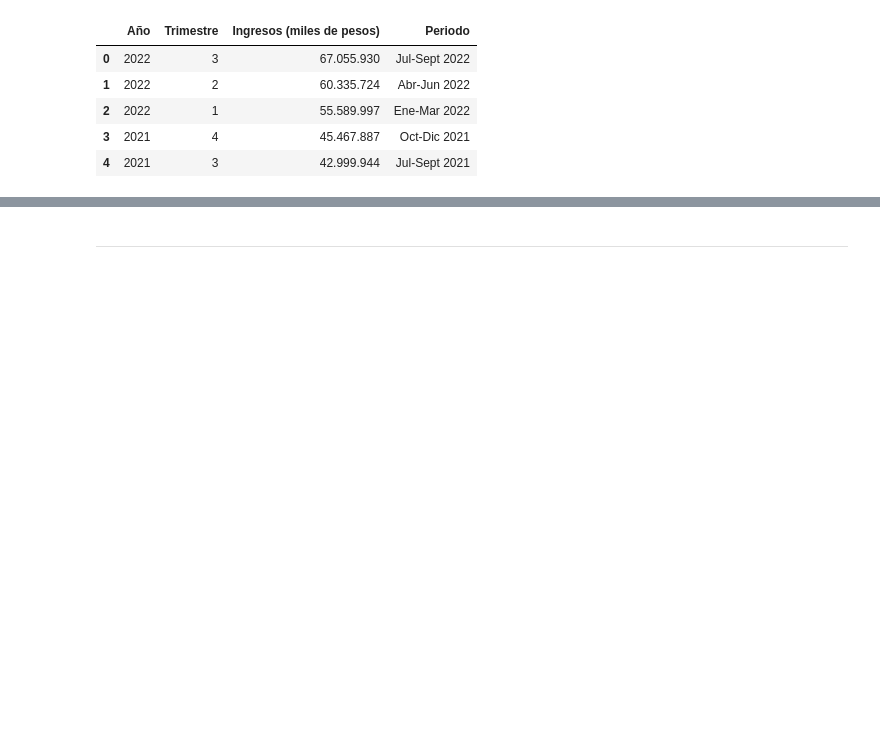
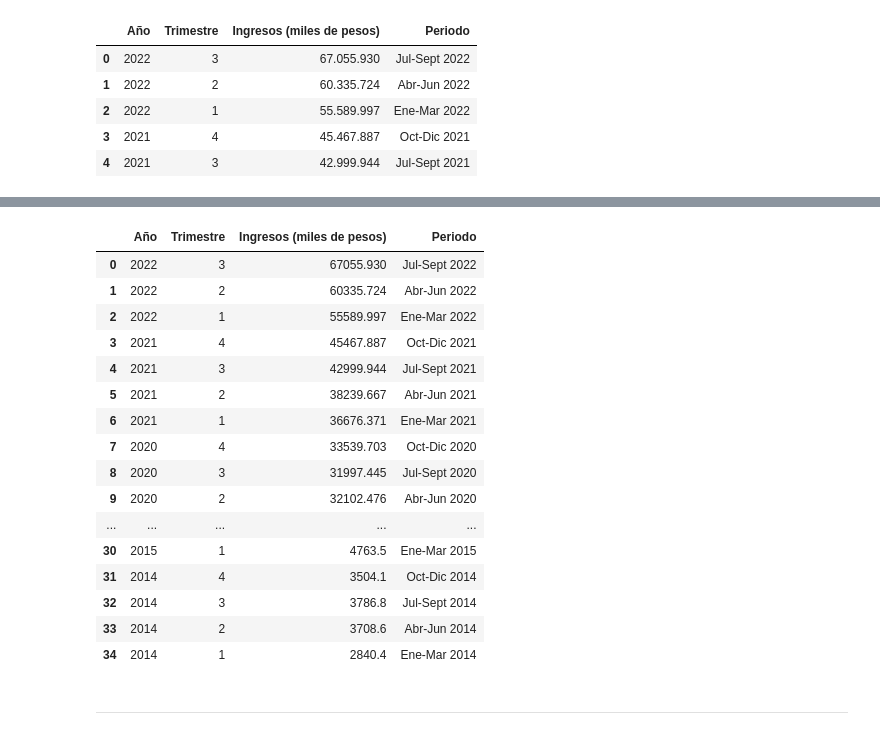
Before and after one commit to uriellmendezz/Analisis_Telecomunicaciones, a Jupyter notebook: ETL.ipynb, the cells around one changed output, grey strips where cells are left out. Cells and saved outputs as stored; diff of their text form; code cells hidden in the pictures; blank space fills up the shorter version.

```diff
--- a/ETL.ipynb
+++ b/ETL.ipynb
@@ -319,0 +337,26 @@ df.head()
+# %%
+df1 = df.iloc[:21]
+df2 = df.iloc[21:]
+# %%
+df2['Ingresos (miles de pesos)'] = df2['Ingresos (miles de pesos)'].astype(str).str.replace('.','').str.slice_replace(-2,-1,'.')
+# %%
+df = pd.concat([df1, df2], ignore_index=True)
+df
+# %% [output]
+|  | Año | Trimestre | Ingresos (miles de pesos) | Periodo |
+| 0 | 2022 | 3 | 67055.930 | Jul-Sept 2022 |
+| 1 | 2022 | 2 | 60335.724 | Abr-Jun 2022 |
+| 2 | 2022 | 1 | 55589.997 | Ene-Mar 2022 |
+| 3 | 2021 | 4 | 45467.887 | Oct-Dic 2021 |
+| 4 | 2021 | 3 | 42999.944 | Jul-Sept 2021 |
+| 5 | 2021 | 2 | 38239.667 | Abr-Jun 2021 |
+| 6 | 2021 | 1 | 36676.371 | Ene-Mar 2021 |
+| 7 | 2020 | 4 | 33539.703 | Oct-Dic 2020 |
+| 8 | 2020 | 3 | 31997.445 | Jul-Sept 2020 |
+| 9 | 2020 | 2 | 32102.476 | Abr-Jun 2020 |
+| ... | ... | ... | ... | ... |
+| 30 | 2015 | 1 | 4763.5 | Ene-Mar 2015 |
+| 31 | 2014 | 4 | 3504.1 | Oct-Dic 2014 |
+| 32 | 2014 | 3 | 3786.8 | Jul-Sept 2014 |
+| 33 | 2014 | 2 | 3708.6 | Abr-Jun 2014 |
+| 34 | 2014 | 1 | 2840.4 | Ene-Mar 2014 |
```
Also changed, not shown: parts of 8 cells of this notebook, 4 other files.
